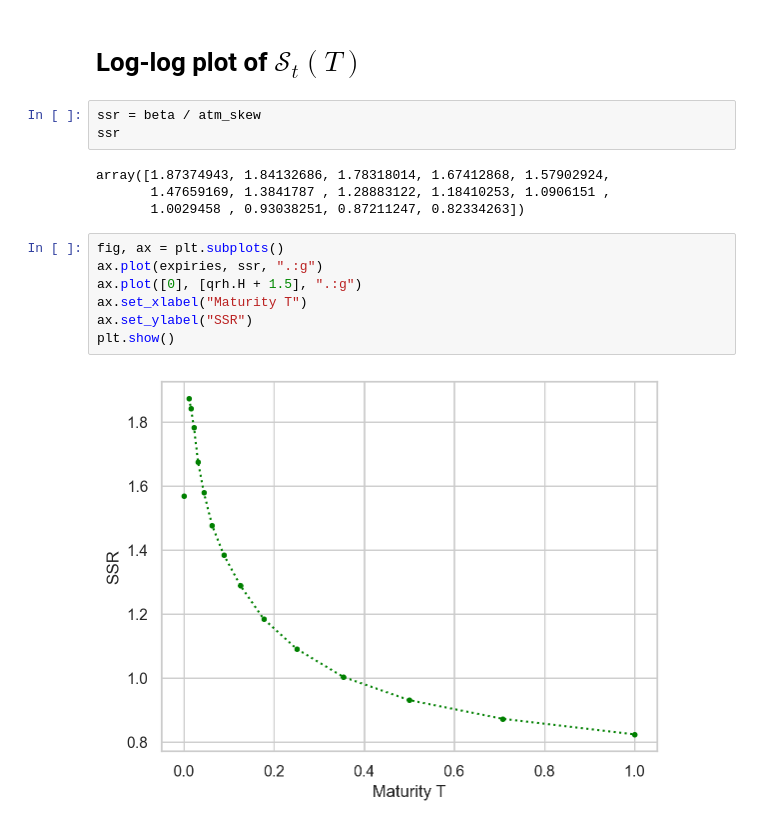
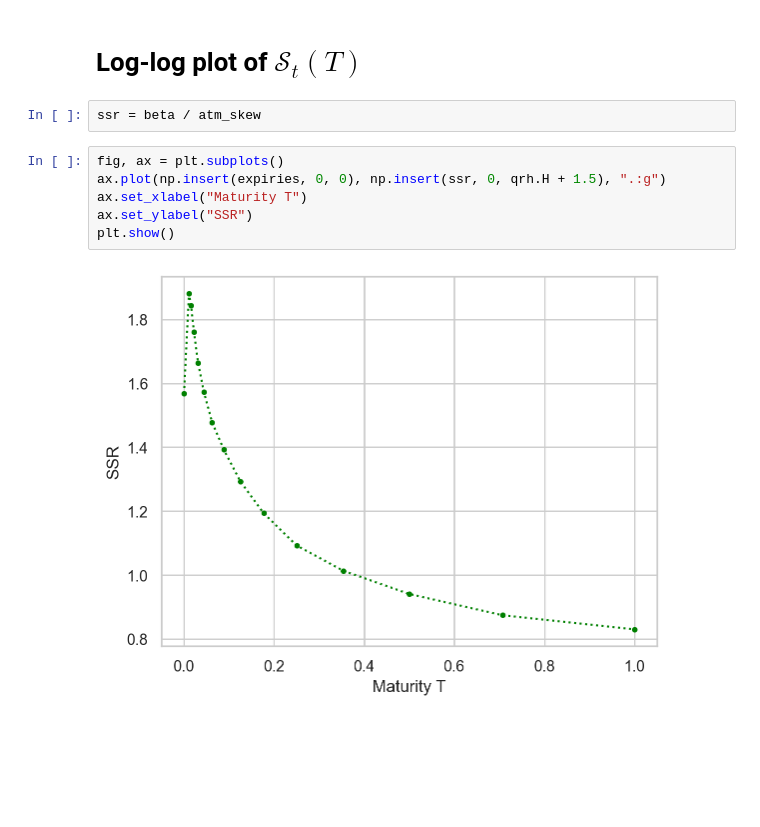
Before and after one commit to jgatheral/QuadraticRoughHeston, a Jupyter notebook: qrheston_ssr.ipynb, the cells around one changed output. Saved outputs shown, nothing was run; the diff lists cells and outputs as text; blank space fills up the shorter version.

Commit message:
clean README and ssr plot

```diff
--- a/qrheston_ssr.ipynb
+++ b/qrheston_ssr.ipynb
@@ -185,17 +185,11 @@ plt.show()
 # Log-log plot of $\mathcal{S}_t(T)$
 # %%
 ssr = beta / atm_skew
-ssr
-# %% [output]
-array([1.87374943, 1.84132686, 1.78318014, 1.67412868, 1.57902924,
-       1.47659169, 1.3841787 , 1.28883122, 1.18410253, 1.0906151 ,
-       1.0029458 , 0.93038251, 0.87211247, 0.82334263])
 # %%
 fig, ax = plt.subplots()
-ax.plot(expiries, ssr, ".:g")
-ax.plot([0], [qrh.H + 1.5], ".:g")
+ax.plot(np.insert(expiries, 0, 0), np.insert(ssr, 0, qrh.H + 1.5), ".:g")
 ax.set_xlabel("Maturity T")
 ax.set_ylabel("SSR")
 plt.show()
 # %% [output]
-[figure, old version]
+[figure, new version]
```
Also changed, not shown: parts of 3 cells of this notebook, 1 other file.
